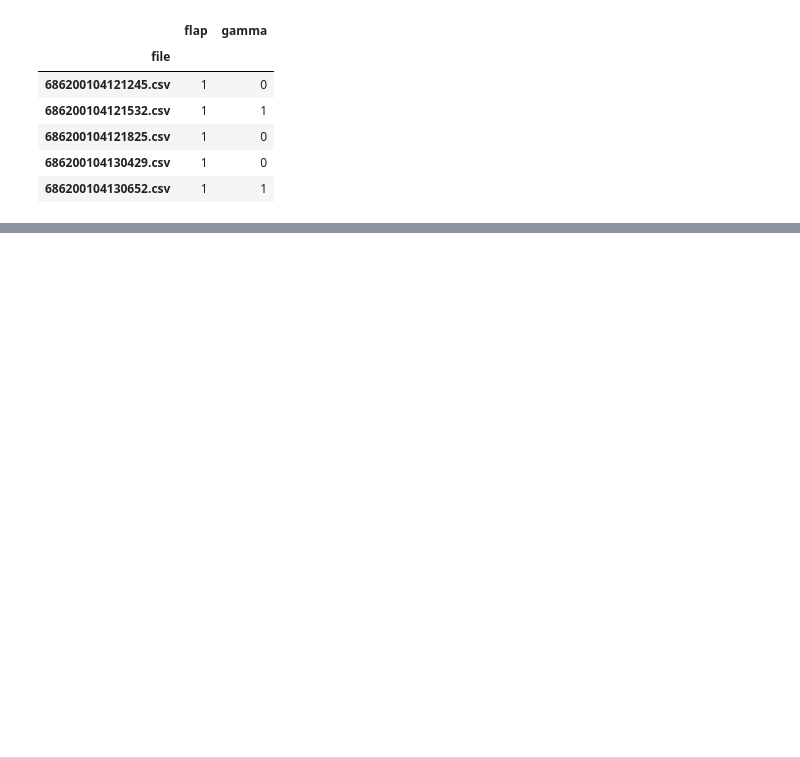
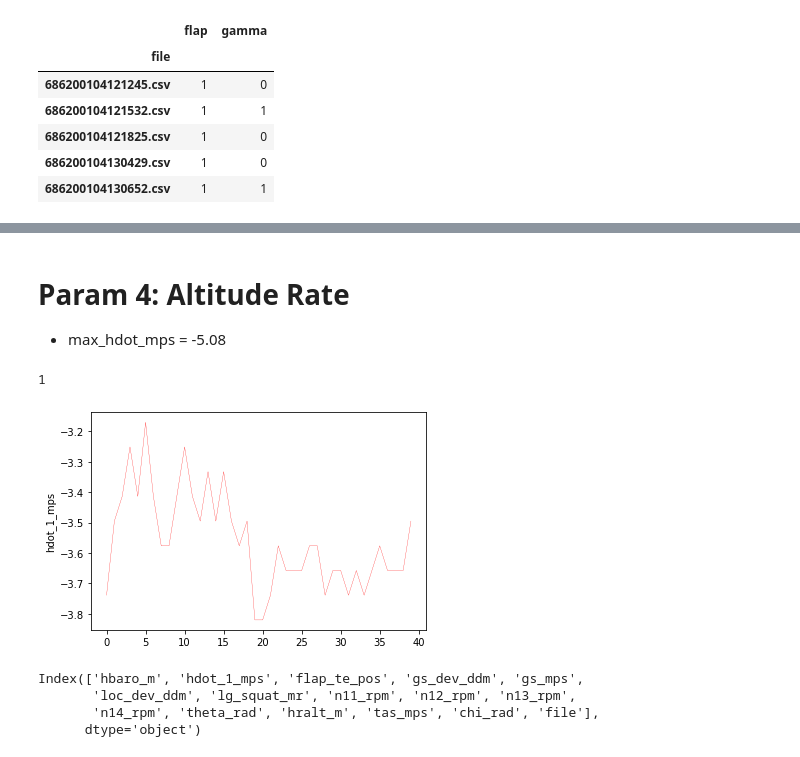
Before and after one commit to rnsantosa/flight_analyzer, a Jupyter notebook: main/07_param_flap_te_pos.ipynb, the cells around one changed output, grey strips where cells are left out. Drawn from its saved outputs; the diff is of its cells as text; code cells hidden in the pictures; blank space fills up the shorter version.

Commit message:
Add latest update on parameter

```diff
--- a/main/07_param_flap_te_pos.ipynb
+++ b/main/07_param_flap_te_pos.ipynb
@@ -233,0 +278,36 @@ unstable_detection_df
+# %% [markdown]
+# Param 4: Altitude Rate
+- max_hdot_mps = -5.08
+# %%
+def detect_altitude_unstable(df):
+    """
+    Return 1 if flight is unstable or 0 if flight is stable, based on hdot_1_mps.
+    Unstable if hdot_1_mps > -5.08
+    """
+    # Clean df
+    cleaned_hdot_1_mps = df.hdot_1_mps.dropna()
+
+    # Flag unstable flight
+    unstable_flag = list(cleaned_hdot_1_mps > -5.08)
+
+    # Determine unstable or stable
+    is_unstable = find_n_consecutive_flag(unstable_flag, 5)
+
+    # Display plot
+    line_color = 'red' if is_unstable else '#1f77b4'
+    sns.lineplot(data=cleaned_hdot_1_mps.reset_index(drop=True), lw=0.25, color=line_color)
+
+    return int(is_unstable)
+# %%
+sample_df = all_fdm[all_fdm['file'] == '686200104121825.csv']
+detect_altitude_unstable(sample_df)
+# %% [output]
+1
+[figure, added]
+# %%
+sample_df.columns
+# %% [output]
+Index(['hbaro_m', 'hdot_1_mps', 'flap_te_pos', 'gs_dev_ddm', 'gs_mps',
+       'loc_dev_ddm', 'lg_squat_mr', 'n11_rpm', 'n12_rpm', 'n13_rpm',
+       'n14_rpm', 'theta_rad', 'hralt_m', 'tas_mps', 'chi_rad', 'file'],
+      dtype='object')
```
Also changed, not shown: parts of 55 cells of this notebook, 8 other files.
